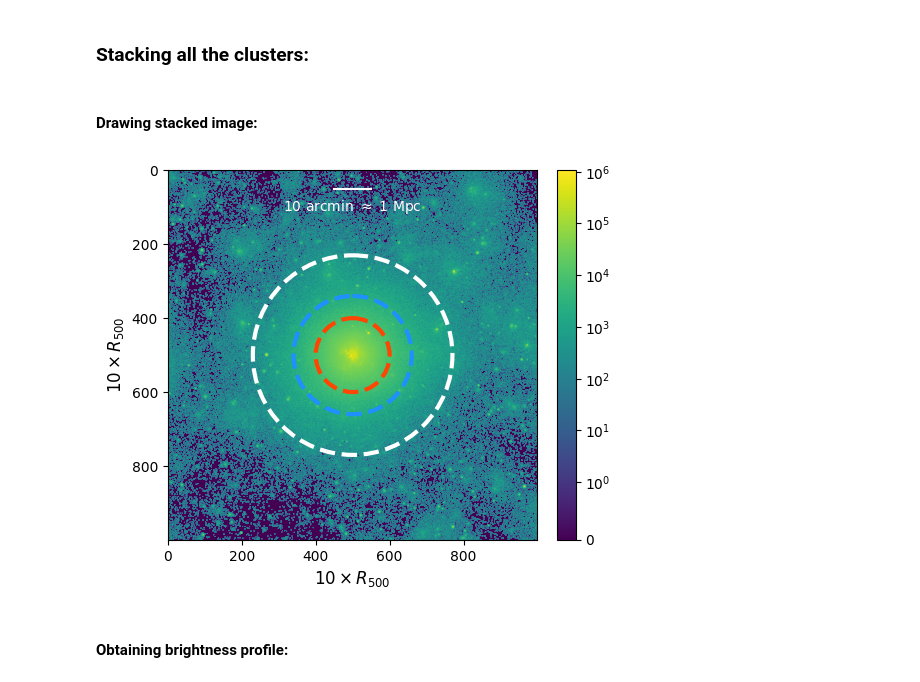
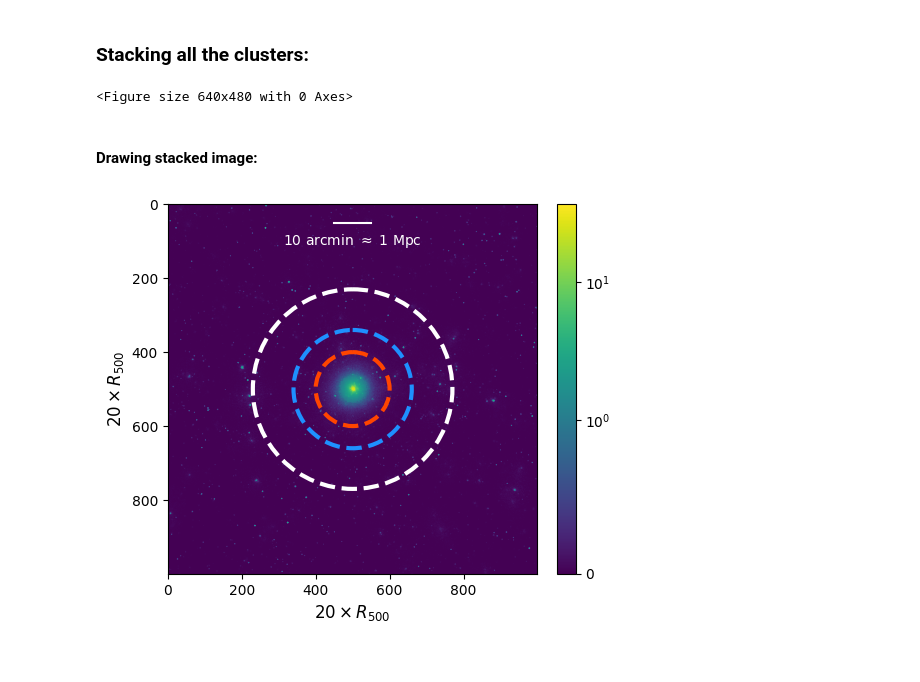
Before and after one commit to pi4imu/stacking, a Jupyter notebook: stacking_new.ipynb, the cells around one changed output. Saved outputs shown, nothing was run; the diff lists cells and outputs as text; code cells hidden in the pictures.

```diff
--- a/stacking_new.ipynb
+++ b/stacking_new.ipynb
@@ -270,0 +235,18 @@ plt.show()
+# %%
+%run -i 'utils/scripts.py'
+
+plt.figure(figsize=(6, 6))
+
+#cl_num = 19771
+
+display(clusters[clusters.index==cl_num])
+
+pho_hist = extract_photons_from_cluster(cl_num,
+                                        r = 1.0,
+                                        centroid=True,
+                                        delete_superfluous=False,
+                                        draw=True,
+                                        withagn=False,
+                                        ARF_weights=True)
+
+plt.show()
@@ -279,37 +266,38 @@ total_hist = np.zeros((length, length))
 
 for cl_num in tqdm(clusters.index[:84]):
 
-    pho_hist = extract_photons_from_cluster(cl_num, r = 1.0, draw=False)
+    pho_hist = extract_photons_from_cluster(cl_num, r = 1.0, draw=False, ARF_weights=True)
 
     total_hist = np.add(total_hist, pho_hist)
+# %% [output]
+<Figure size 640x480 with 0 Axes>
 # %% [markdown]
 #### Drawing stacked image:
 # %%
 half_length = int(length/2)
 r500r = int(half_length/5)
 
-plt.imshow(np.rot90(total_hist), norm=matplotlib.colors.SymLogNorm(linthresh=1, linscale=1), origin='upper')
+plt.imshow(np.rot90(total_hist), norm=matplotlib.colors.SymLogNorm(linthresh=1
+                                                                   , linscale=1), origin='upper')
 plt.colorbar(fraction=0.046, pad=0.04)
 
 plt.gca().add_patch(plt.Circle((half_length, half_length), r500r,
                                color='orangered', linestyle="--", lw=3, fill = False))
 plt.gca().add_patch(plt.Circle((half_length, half_length), r500r*1.6,
                                color='dodgerblue', linestyle="--", lw=3, fill = False))
 plt.gca().add_patch(plt.Circle((half_length, half_length), r500r*2.7,
                                color='white', linestyle="--", lw=3, fill = False))
 
 x_s = (plt.gca().get_xlim()[1]+plt.gca().get_xlim()[0])/2
 y_s = (plt.gca().get_ylim()[1]-plt.gca().get_ylim()[0])*0.95+plt.gca().get_ylim()[0]
 y_S = (plt.gca().get_ylim()[1]-plt.gca().get_ylim()[0])*0.90+plt.gca().get_ylim()[0]
 plt.plot((x_s+r500r/2, x_s-r500r/2), (y_s, y_s), color='white')
 plt.text(x_s, y_S, f'10 arcmin $\\approx$ 1 Mpc',
          color='white', ha='center', va='center')
 
-plt.xlabel("$10 \\times R_{500}$", fontsize=12)
-plt.ylabel("$10 \\times R_{500}$", fontsize=12)
+plt.xlabel("$20 \\times R_{500}$", fontsize=12)
+plt.ylabel("$20 \\times R_{500}$", fontsize=12)
 
 plt.show()
 # %% [output]
-[figure, old version]
+[figure, new version]
-# %% [markdown]
-#### Obtaining brightness profile:
```
Also changed, not shown: parts of 22 cells of this notebook, 1 other file.
